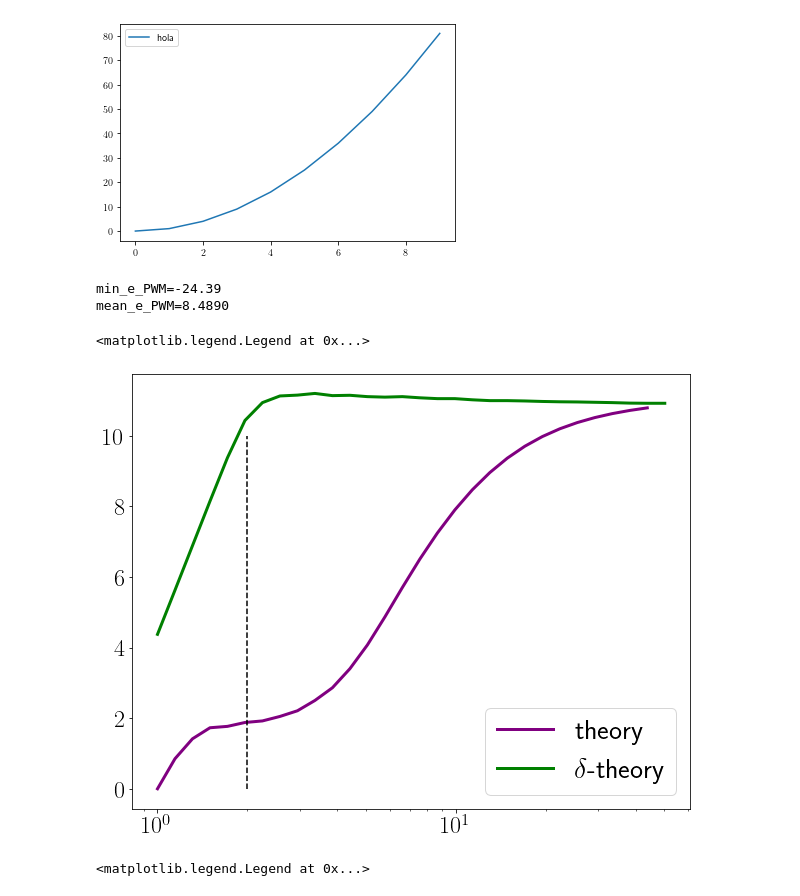
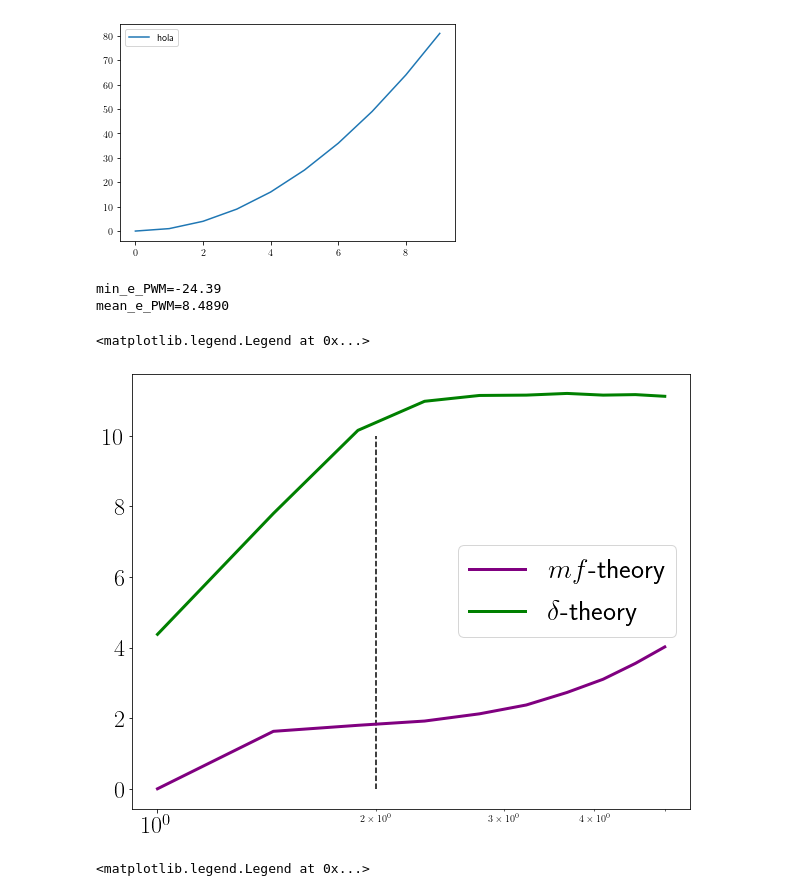
Before and after one commit to rmorantovar/Immune_System, a Jupyter notebook: Jupyter_Notebooks/7_Recognition.ipynb, the cells around one changed output. Drawn from its saved outputs; the diff is of its cells as text; code cells hidden in the pictures.

```diff
--- a/Jupyter_Notebooks/7_Recognition.ipynb
+++ b/Jupyter_Notebooks/7_Recognition.ipynb
@@ -643,7 +643,7 @@ for i in np.arange(L):
 #--------------------------Entropy function--------------------------
 Es, dE, Q0, betas = calculate_Q0(0.01, 50, 200000, PWM_data, E_ms, L)
 Kds = np.exp(Es[:-1])
-kappas_theory = np.logspace(0, 1.7, 30)
+kappas_theory = np.linspace(1, 5, 10)
 max_potency_theory = dict()
 max_potency_theory2 = dict()
 
@@ -655,34 +655,34 @@ for kappa in tqdm(kappas_theory):
 
     numerator = np.sum(dE[:]*QR[:]*np.exp(-lambda_B*kappa/lambda_A*Es[:-1][:] - Es[:-1][:]))
     denominator = np.sum(dE[:]*QR[:]*np.exp(-lambda_B*kappa/lambda_A*Es[:-1][:]))
     #Es[:-1]>E_r
     K = np.log(numerator/denominator)
     #print(K)
     if(kappa == 1):
         normalization_theory = K
     max_potency_theory[kappa] = K - normalization_theory
 
     filter_max_QR = QR == np.max(QR)
     numerator = np.exp(- Es[:-1][filter_max_QR])
     #print(Es[:-1][filter_max_QR])
     denominator = 1/C
     #Es[:-1]>E_r
     K = np.log(numerator/denominator)
     #print(K)
     if(kappa == 1):
         normalization_theory2 = K
     max_potency_theory2[kappa] = K - normalization_theory
 
 ax.plot(kappas_theory, max_potency_theory.values(), color = 'purple', linestyle = '-', marker = '', linewidth = 3, label = r'$mf$-theory')
 ax.plot(kappas_theory, max_potency_theory2.values(), color = 'green', linestyle = '-', marker = '', linewidth = 3, label = r'$\delta$-theory')
 ax.vlines(2, 0, 10, color = 'black', linestyle = '--')
 my_plot_layout(ax=ax, xscale = 'log')
 ax.legend(fontsize = 28)
 # %% [output]
 min_e_PWM=-24.39
 mean_e_PWM=8.4890
 <matplotlib.legend.Legend at 0x...>
-[figure, old version]
+[figure, new version]
 # %%
 fig, ax = plt.subplots(figsize = (10,8))
 kappas_theory = np.logspace(np.log10(2), 1.7, 30)
```
Also changed, not shown: parts of 1 cell of this notebook, 5 other files.
